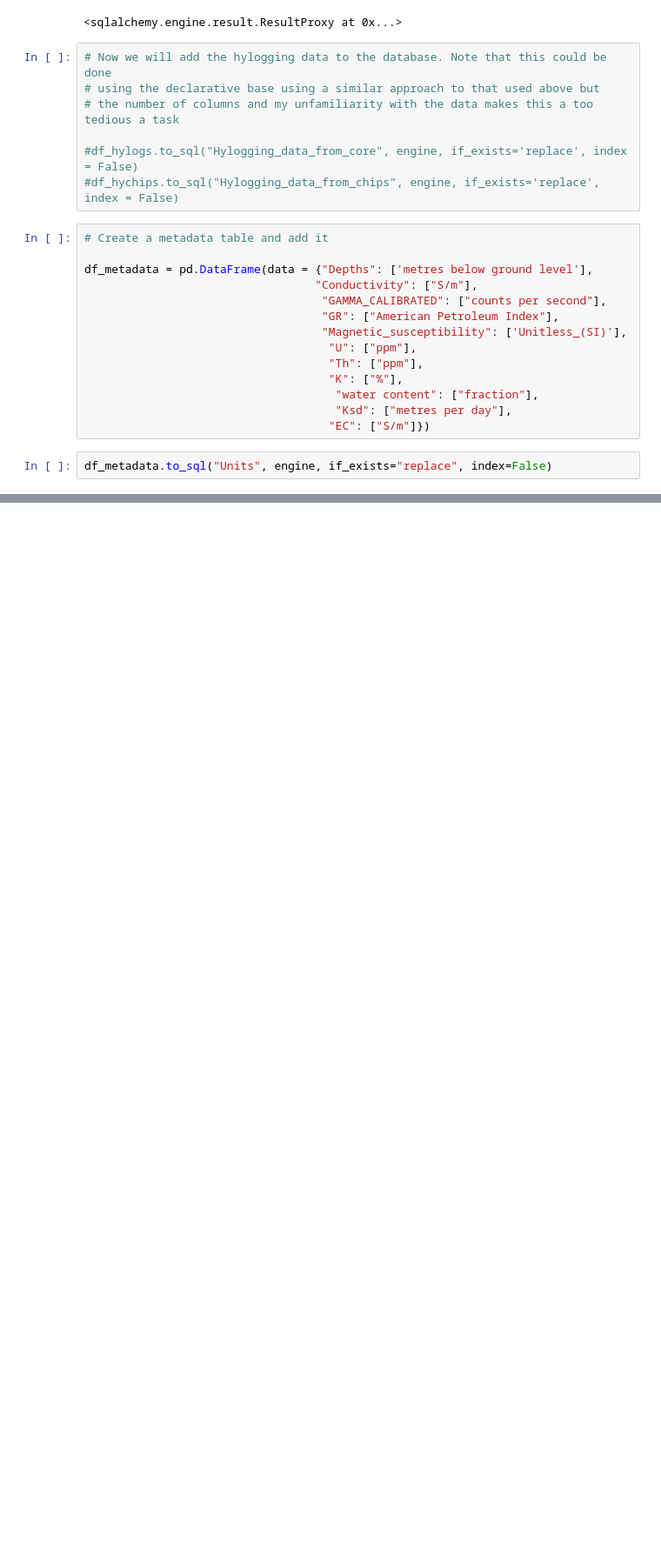
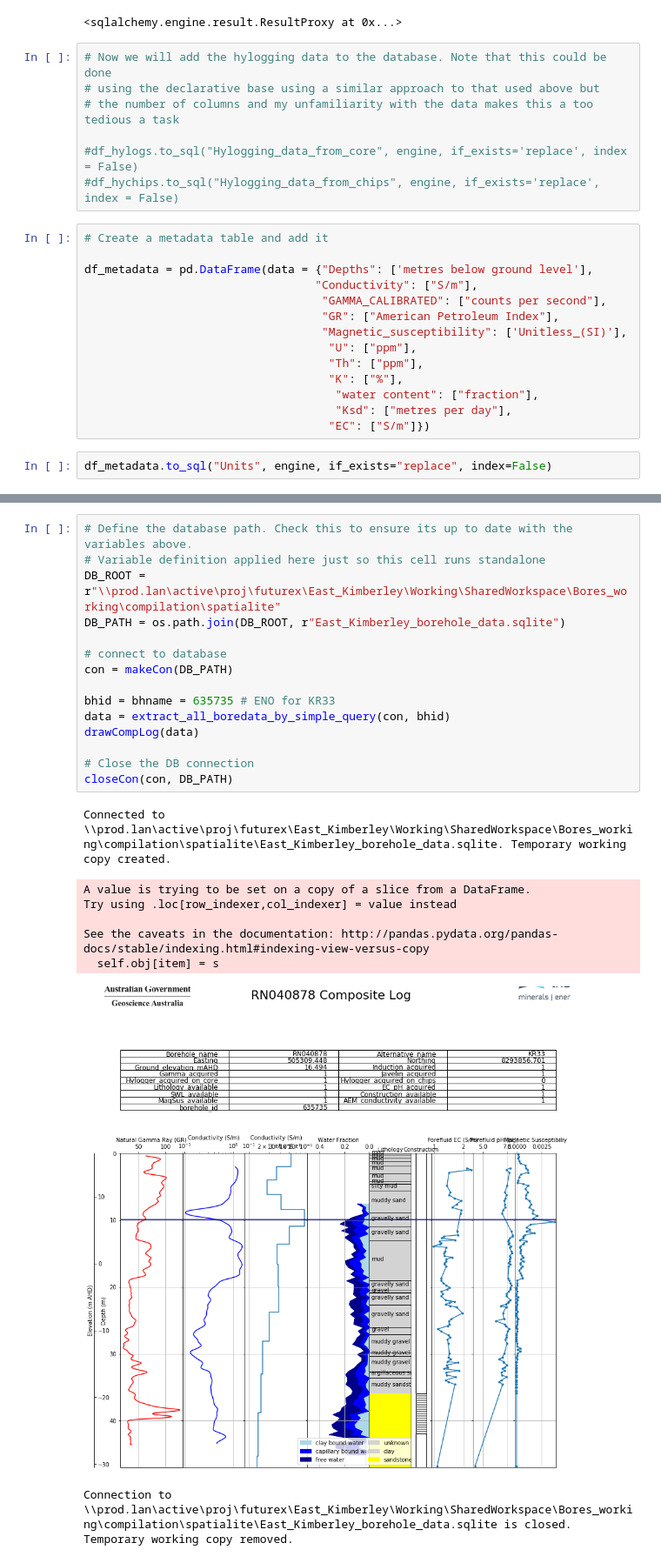
Before and after one commit to GeoscienceAustralia/hydrogeol_utils, a Jupyter notebook: notebooks/borehole_data_2_spatialite.ipynb, the cells around one changed output, grey strips where cells are left out. Shown at 87% size. Drawn from its saved outputs; the diff is of its cells as text; blank space fills up the shorter version.

Commit message:
Add composite log generation code to spatialite DB creation notebook

```diff
--- a/notebooks/borehole_data_2_spatialite.ipynb
+++ b/notebooks/borehole_data_2_spatialite.ipynb
@@ -615,0 +657,24 @@ df_metadata.to_sql("Units", engine, if_exists="replace", index=False)
+# %%
+# Define the database path. Check this to ensure its up to date with the variables above.
+# Variable definition applied here just so this cell runs standalone
+DB_ROOT = r"\\prod.lan\active\proj\futurex\East_Kimberley\Working\SharedWorkspace\Bores_working\compilation\spatialite"
+DB_PATH = os.path.join(DB_ROOT, r"East_Kimberley_borehole_data.sqlite")
+
+# connect to database
+con = makeCon(DB_PATH)
+
+bhid = bhname = 635735 # ENO for KR33
+data = extract_all_boredata_by_simple_query(con, bhid)
+drawCompLog(data)
+
+# Close the DB connection
+closeCon(con, DB_PATH)
+# %% [output]
+Connected to \\prod.lan\active\proj\futurex\East_Kimberley\Working\SharedWorkspace\Bores_working\compilation\spatialite\East_Kimberley_borehole_data.sqlite. Temporary working copy created.
+A value is trying to be set on a copy of a slice from a DataFrame.
+Try using .loc[row_indexer,col_indexer] = value instead
+
+See the caveats in the documentation: http://pandas.pydata.org/pandas-docs/stable/indexing.html#indexing-view-versus-copy
+  self.obj[item] = s
+[figure, added]
+Connection to \\prod.lan\active\proj\futurex\East_Kimberley\Working\SharedWorkspace\Bores_working\compilation\spatialite\East_Kimberley_borehole_data.sqlite is closed. Temporary working copy removed.
```
Also changed, not shown: parts of 4 cells of this notebook, 2 other files.
